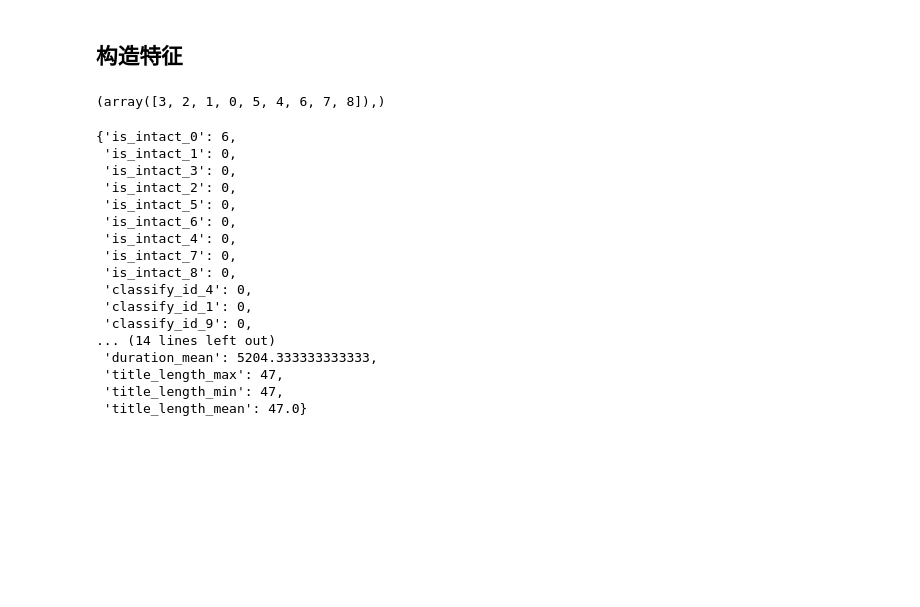
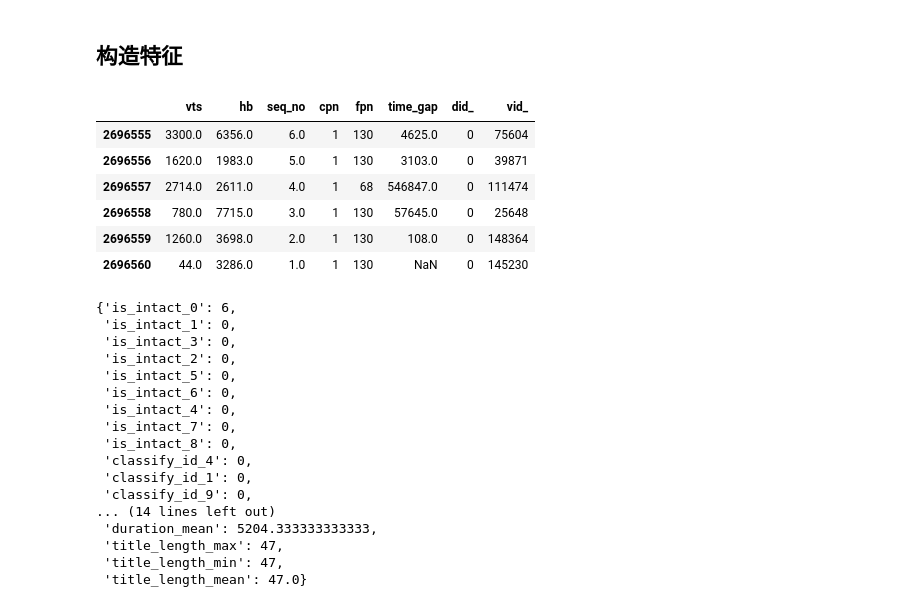
Before and after one commit to GZYZG/mgtv-2022, a Jupyter notebook: recall.ipynb, the cells around one changed output. Drawn from its saved outputs; the diff is of its cells as text; code cells hidden in the pictures; blank space fills up the shorter version.

```diff
--- a/recall.ipynb
+++ b/recall.ipynb
@@ -345,7 +395,13 @@ def hist_stat(hist, vinfo_df):
-# %%
-vinfo['is_intact_'].unique(),
-# %% [output]
-(array([3, 2, 1, 0, 5, 4, 6, 7, 8]),)
+# %%
+g.get_group(0)
+# %% [output]
+|  | vts | hb | seq_no | cpn | fpn | time_gap | did_ | vid_ |
+| 2696555 | 3300.0 | 6356.0 | 6.0 | 1 | 130 | 4625.0 | 0 | 75604 |
+| 2696556 | 1620.0 | 1983.0 | 5.0 | 1 | 130 | 3103.0 | 0 | 39871 |
+| 2696557 | 2714.0 | 2611.0 | 4.0 | 1 | 68 | 546847.0 | 0 | 111474 |
+| 2696558 | 780.0 | 7715.0 | 3.0 | 1 | 130 | 57645.0 | 0 | 25648 |
+| 2696559 | 1260.0 | 3698.0 | 2.0 | 1 | 130 | 108.0 | 0 | 148364 |
+| 2696560 | 44.0 | 3286.0 | 1.0 | 1 | 130 | NaN | 0 | 145230 |
 # %%
 hist_stat(all_meta_samples[0]['context']['vid_'], vinfo.set_index('vid_').sort_index())
 # %% [output]
```
Also changed, not shown: parts of 6 cells of this notebook, 1 other file.
